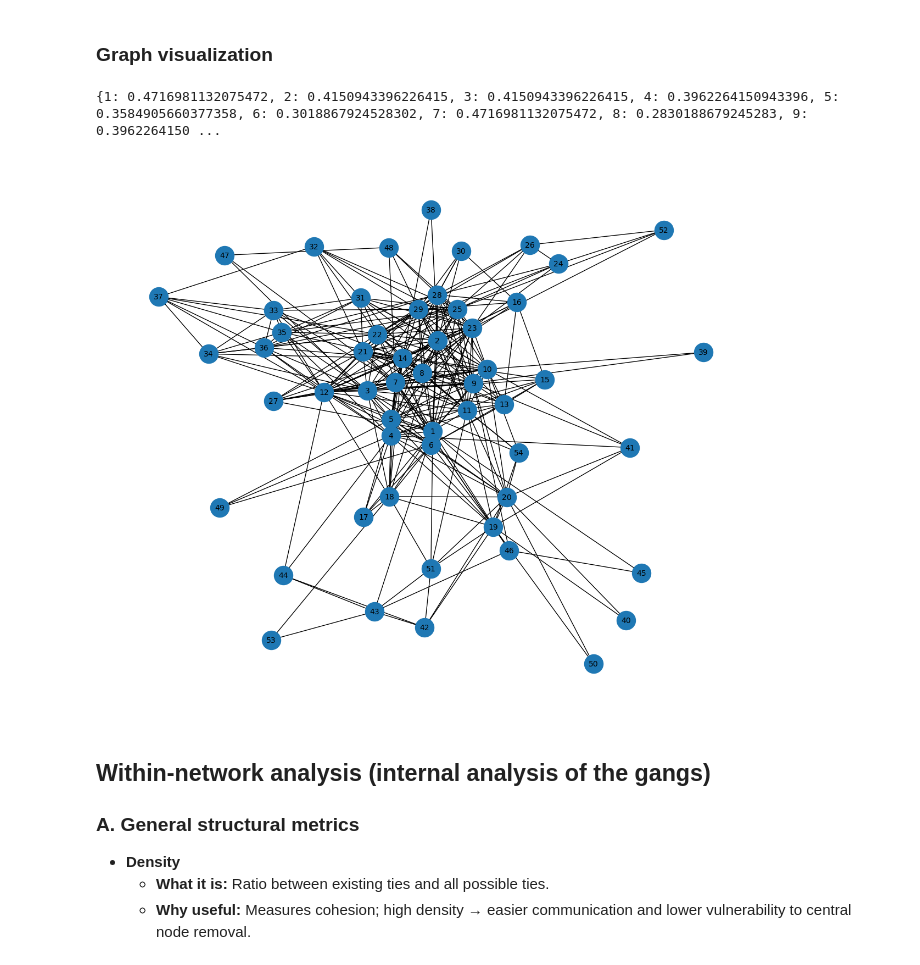
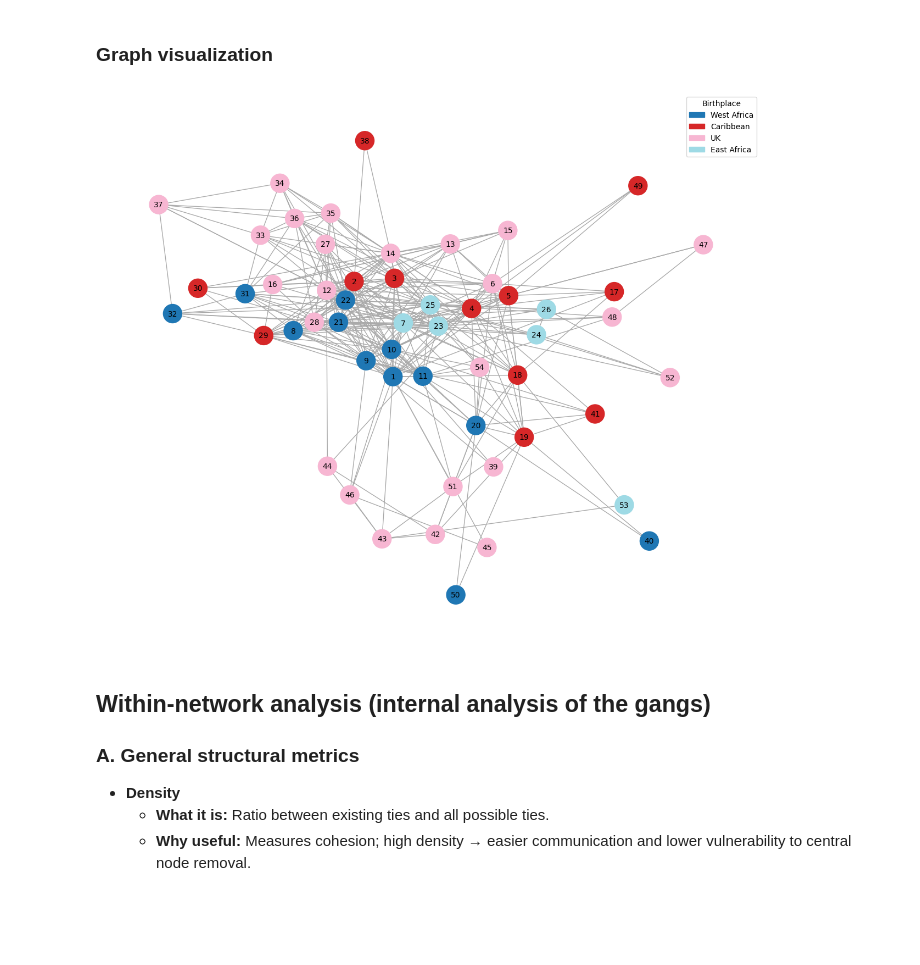
Before and after one commit to leovora/SNA_project, a Jupyter notebook: src/london_gang.ipynb, the cells around one changed output. Saved outputs shown, nothing was run; the diff lists cells and outputs as text; code cells hidden in the pictures; blank space fills up the shorter version.

Commit message:
london gang report section 3-4-5

```diff
--- a/src/london_gang.ipynb
+++ b/src/london_gang.ipynb
@@ -15,6 +16,7 @@ from tabulate import tabulate
 ## 0. Dataset import
 # %%
 df = pd.read_csv("../datasets/london_CSV/LONDON_GANG.csv", index_col=0)
+attr_df = pd.read_csv("../datasets/london_CSV/LONDON_GANG_ATTR.csv", index_col=0)
 
 df.index = df.index.astype(int)
 df.columns = df.columns.astype(int)
@@ -24,6 +26,9 @@ G = nx.from_pandas_adjacency(df)
 num_nodes = G.number_of_nodes()
 num_edges = G.number_of_edges()
 
+birdplace_map = attr_df['Birthplace'].to_dict()
+nx.set_node_attributes(G, birdplace_map, name='Birthplace')
+
 # 4. Controlla le dimensioni
 print(f"Nodi: {num_nodes}, Archi: {num_edges}")
 # %% [output]
@@ -32,21 +37,34 @@ Nodi: 54, Archi: 315
 ### Graph visualization
 # %%
 def plot_graph(G):
+    node_countries = [G.nodes[n].get("Birthplace", "Unknown") for n in G.nodes()]
+    unique_countries = sorted(set(node_countries))
+    cmap = plt.get_cmap('tab20', len(unique_countries))
+    color_for_country = {c: cmap(i) for i, c in enumerate(unique_countries)}
+    node_colors = [color_for_country[c] for c in node_countries]
+    birthplace_map = {
+        1: 'West Africa',
+        2: 'Caribbean',
+        3: 'UK',
+        4: 'East Africa'
+    }
+
     # Layout con nodi più distanti
-    pos = nx.spring_layout(G, k=0.5, iterations=50)
+    pos = nx.spring_layout(G, k=0.5, iterations=50, seed=42)
 
     plt.figure(figsize=(12, 10))
-    nx.draw(G, pos, with_labels=True, node_size=600, font_size=10)
+    nx.draw(G, pos, with_labels=True, node_size=600, font_size=10, node_color=node_colors, edge_color='#AAAAAA')
+
+    handles = [
+        mpatches.Patch(color=color_for_country[c], label=birthplace_map[c]) for c in unique_countries
+    ]
+    plt.legend(handles=handles, title="Birthplace", loc="upper right")
+
     plt.show()
 # %%
-# Calcolo centralità
-centrality = nx.degree_centrality(G)
-print(centrality)
-
 plot_graph(G)
 # %% [output]
-{1: 0.4716981132075472, 2: 0.4150943396226415, 3: 0.4150943396226415, 4: 0.3962264150943396, 5: 0.3584905660377358, 6: 0.3018867924528302, 7: 0.4716981132075472, 8: 0.2830188679245283, 9: 0.3962264150 ...
-[figure, old version]
+[figure, new version]
 # %% [markdown]
 ## Within-network analysis (internal analysis of the gangs)
 
```
Also changed, not shown: parts of 6 cells of this notebook, 10 other files.
